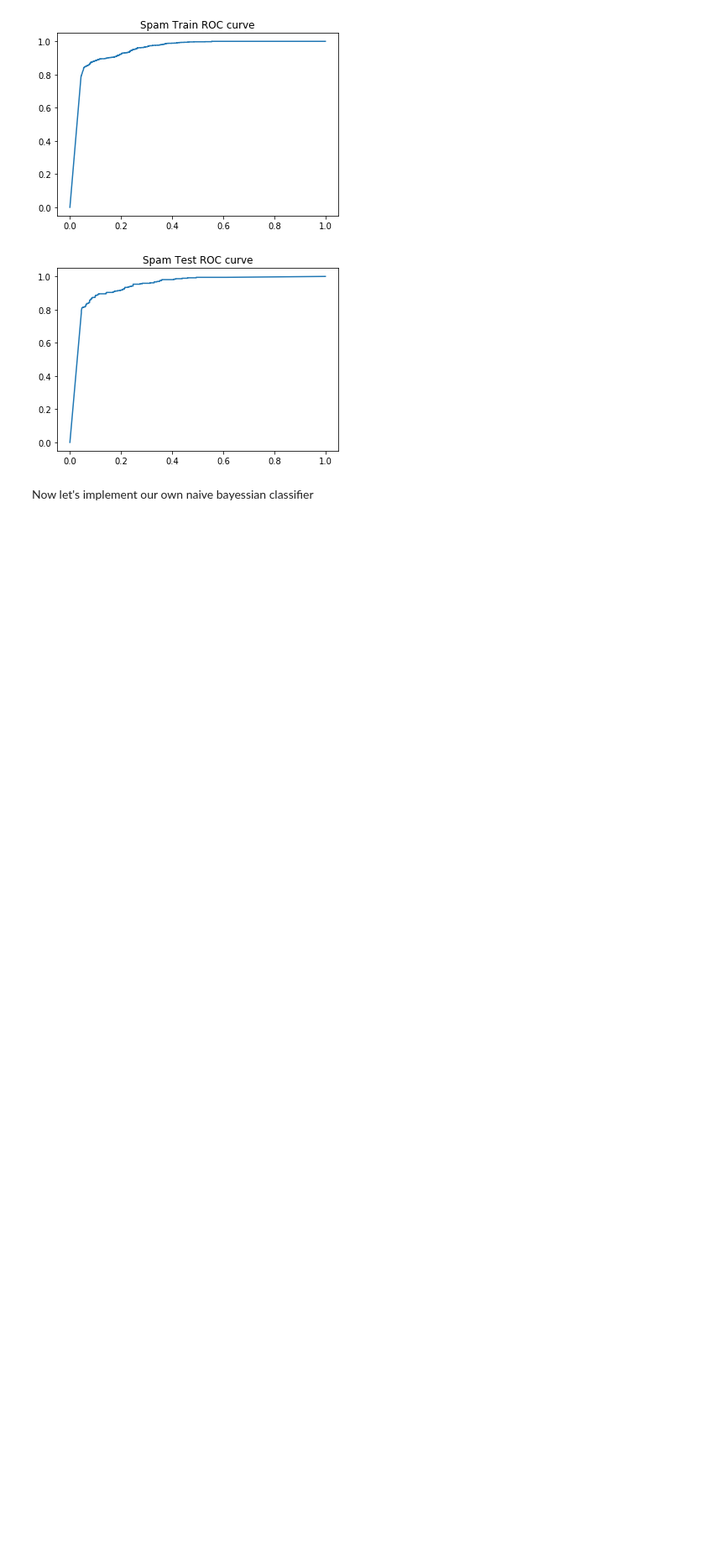
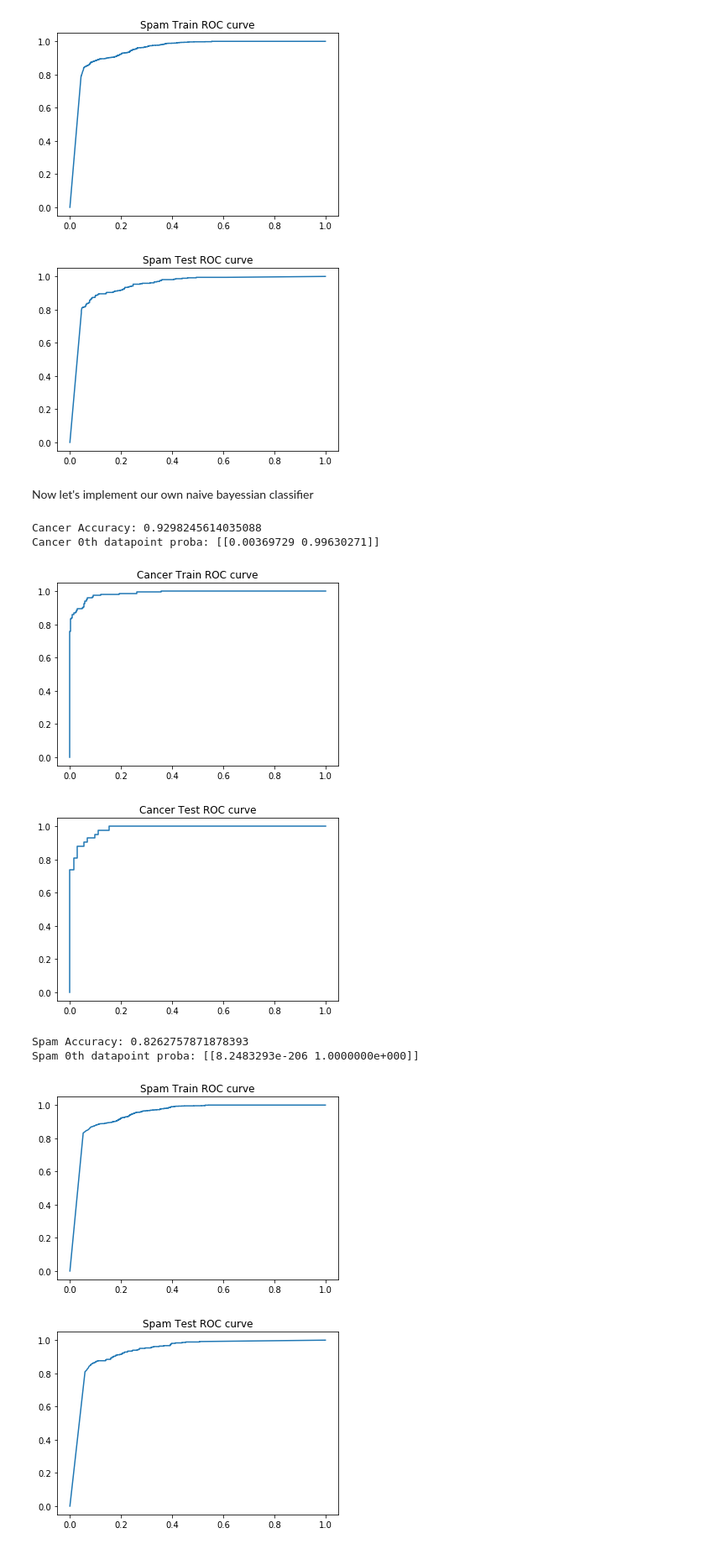
Before and after one commit to RamSaw/MachineLearning, a Jupyter notebook: hw03/hw03.ipynb, the cells around one changed output. Shown at 84% size. Drawn from its saved outputs; the diff is of its cells as text; code cells hidden in the pictures; blank space fills up the shorter version.

```diff
--- a/hw03/hw03.ipynb
+++ b/hw03/hw03.ipynb
@@ -235,6 +244,3 @@ conduct_roc_curve_experiment_for_classifier(GaussianNB())
 [figure]
 # %% [markdown]
 Now let's implement our own naive bayessian classifier
-# %%
-class MyGaussianNB:
-    def __init__():
@@ -240,0 +310,11 @@ class MyGaussianNB:
+# %%
+conduct_roc_curve_experiment_for_classifier(MyGaussianNB())
+# %% [output]
+Cancer Accuracy: 0.9298245614035088
+Cancer 0th datapoint proba: [[0.00369729 0.99630271]]
+[figure, added]
+[figure, added]
+Spam Accuracy: 0.8262757871878393
+Spam 0th datapoint proba: [[8.2483293e-206 1.0000000e+000]]
+[figure, added]
+[figure, added]
```
Also changed, not shown: parts of 6 cells of this notebook, 1 other file.
